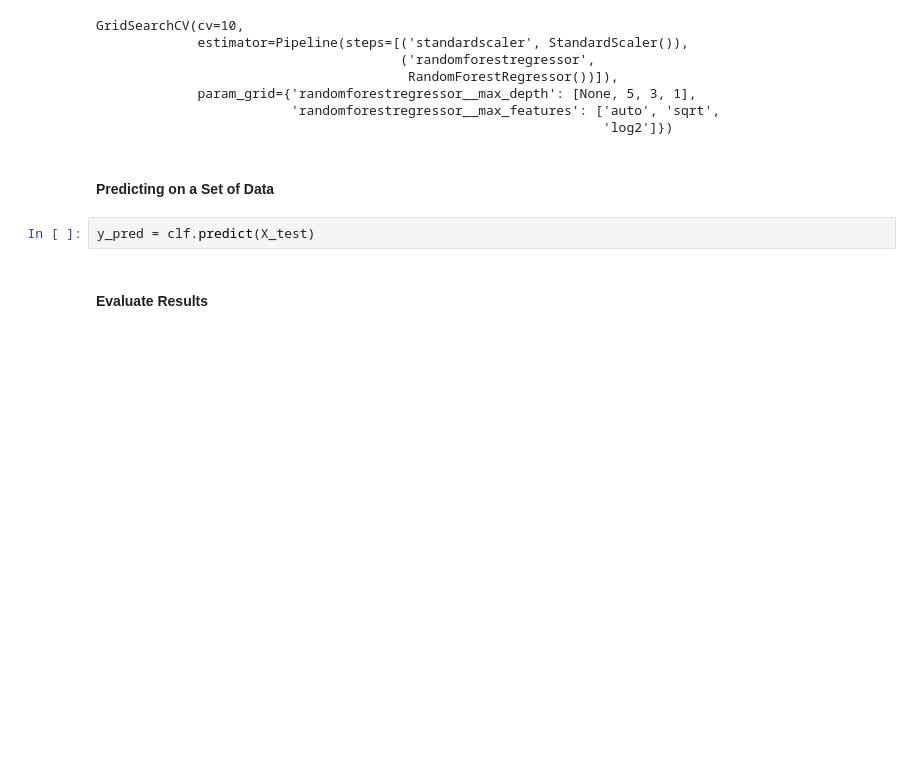
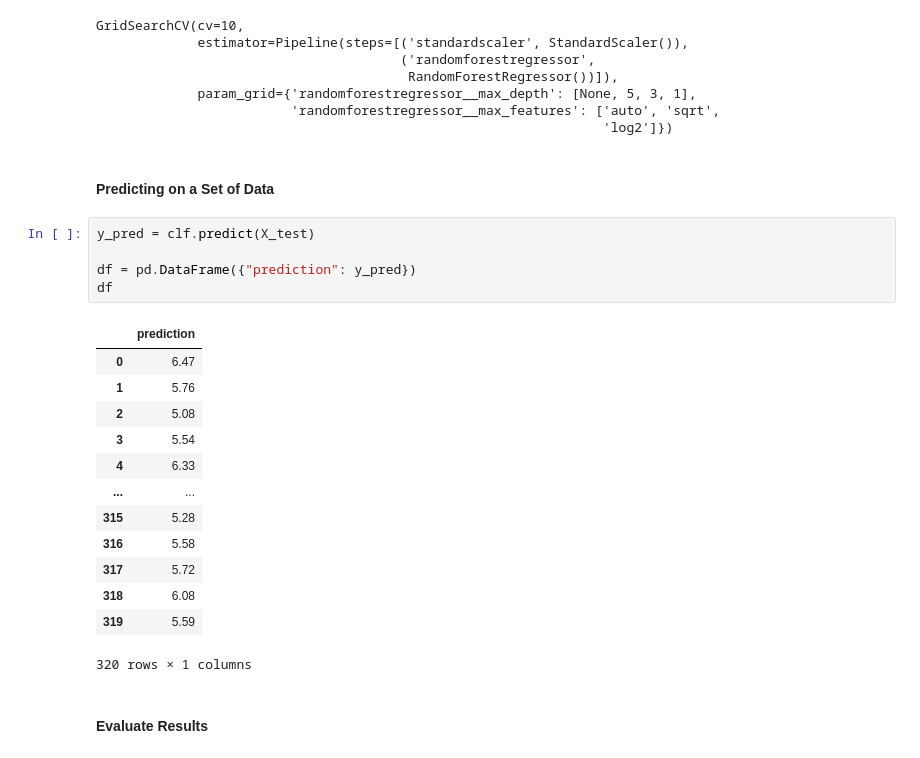
Before and after one commit to georginacyc/Internship, a Jupyter notebook: sklearn/EliteDataScience_sklearn.ipynb, the cells around one changed output. Drawn from its saved outputs; the diff is of its cells as text; blank space fills up the shorter version.

```diff
--- a/sklearn/EliteDataScience_sklearn.ipynb
+++ b/sklearn/EliteDataScience_sklearn.ipynb
@@ -64,6 +64,23 @@ GridSearchCV(cv=10,
 #### Predicting on a Set of Data
 # %%
 y_pred = clf.predict(X_test)
+
+df = pd.DataFrame({"prediction": y_pred})
+df
+# %% [output]
+|  | prediction |
+| 0 | 6.47 |
+| 1 | 5.76 |
+| 2 | 5.08 |
+| 3 | 5.54 |
+| 4 | 6.33 |
+| ... | ... |
+| 315 | 5.28 |
+| 316 | 5.58 |
+| 317 | 5.72 |
+| 318 | 6.08 |
+| 319 | 5.59 |
+320 rows × 1 columns
 # %% [markdown]
 #### Evaluate Results
 # %%
```
Also changed, not shown: parts of 1 cell of this notebook, 4 other files.
